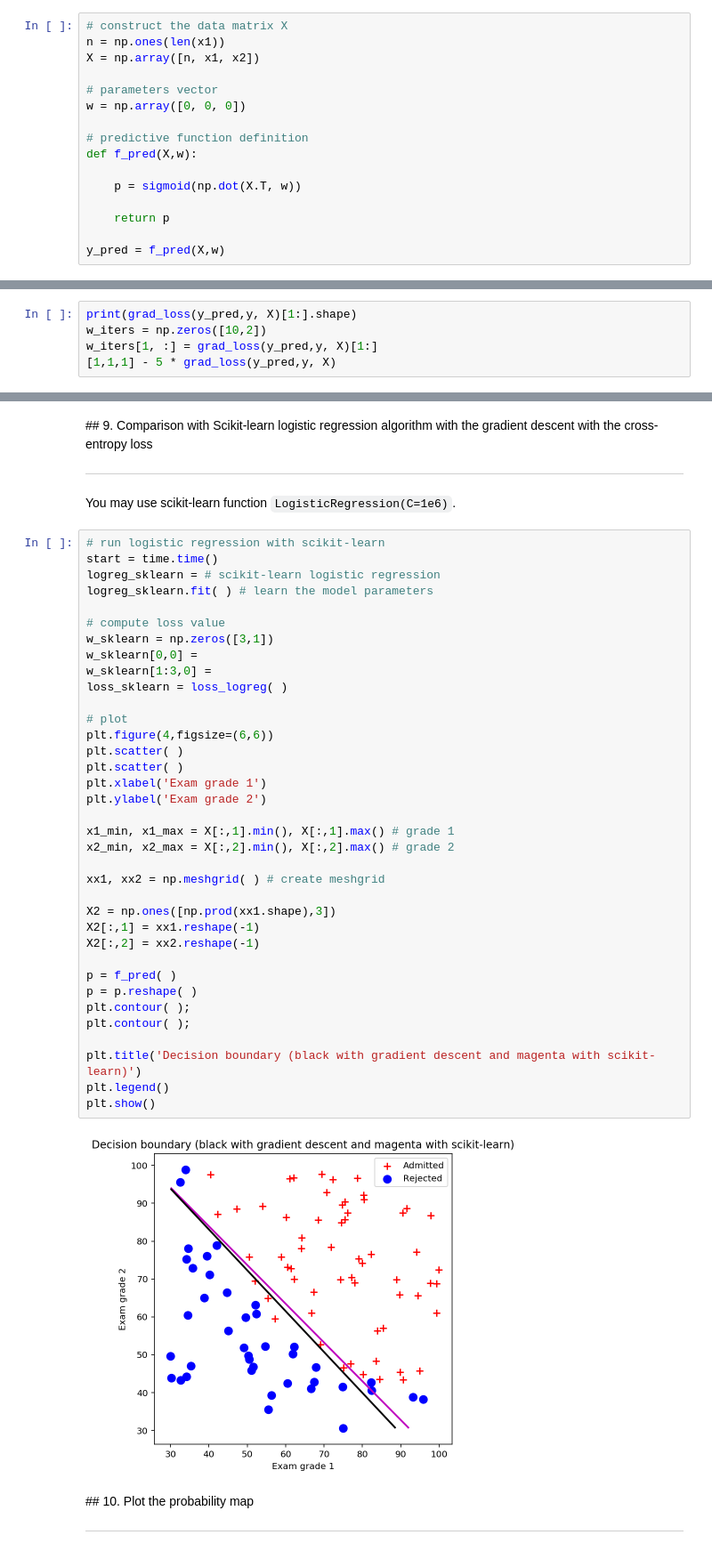
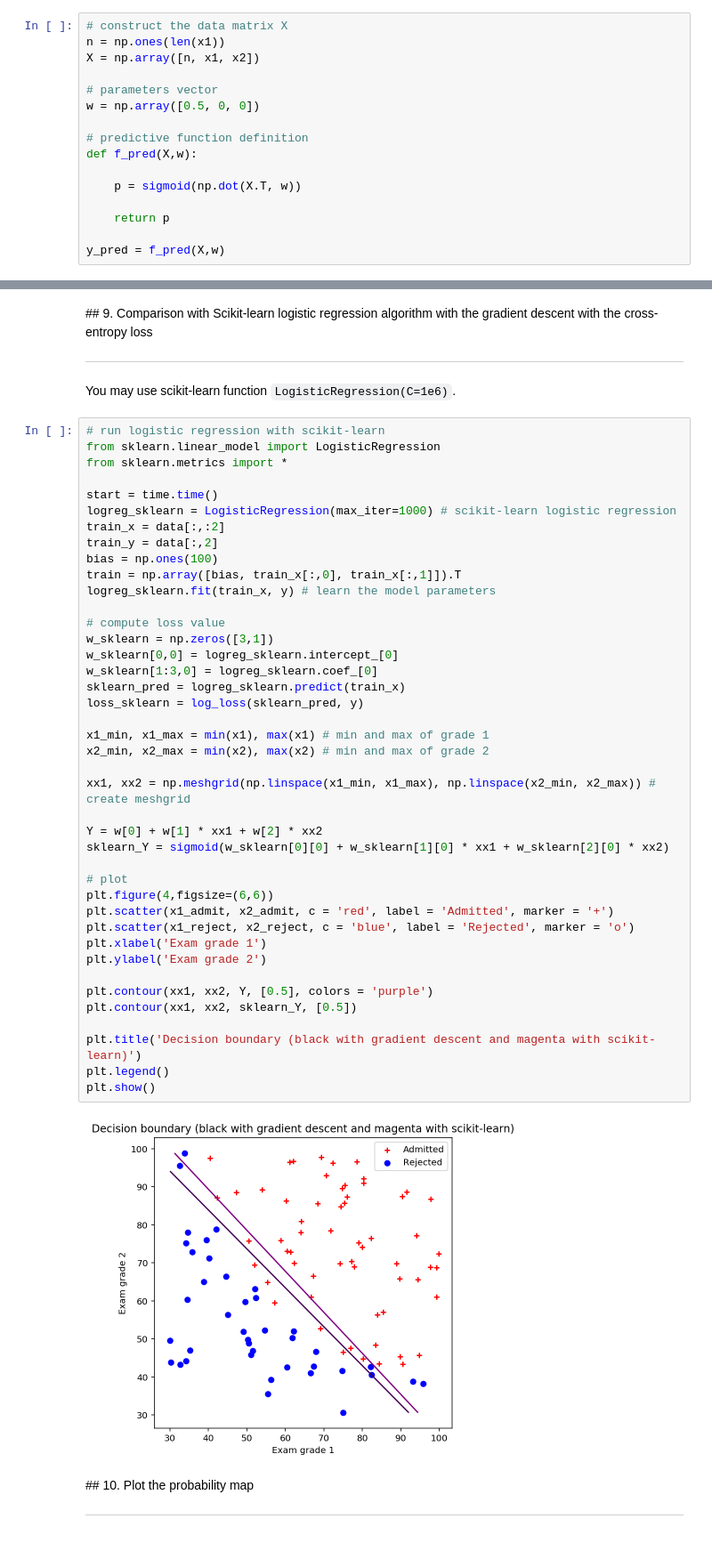
Before and after one commit to minjoong507/Machine-learning-project, a Jupyter notebook: 4week/notebook/assignment-04.ipynb, the cells around one changed output, grey strips where cells are left out. Shown at 89% size. Drawn from its saved outputs; the diff is of its cells as text.

Commit message:
sklearn 그래프 함께 출력

```diff
--- a/4week/notebook/assignment-04.ipynb
+++ b/4week/notebook/assignment-04.ipynb
@@ -156,7 +156,7 @@ n = np.ones(len(x1))
 X = np.array([n, x1, x2])
 
 # parameters vector
-w = np.array([0, 0, 0])
+w = np.array([0.5, 0, 0])
 
 # predictive function definition
 def f_pred(X,w):
@@ -293,8 +293,3 @@ w^{k+1} = w^{k} - \tau \frac{2}{n} X^T(p_w(x)-y)
 $$
 
 #### Plot the loss values $L(w^k)$ w.r.t. iteration $k$ the number of iterations for the both loss functions.
-# %%
-print(grad_loss(y_pred,y, X)[1:].shape)
-w_iters = np.zeros([10,2])
-w_iters[1, :] = grad_loss(y_pred,y, X)[1:]
-[1,1,1] - 5 * grad_loss(y_pred,y, X)
@@ -394,42 +363,47 @@ plt.show()
 You may use scikit-learn function `LogisticRegression(C=1e6)`.
 # %%
 # run logistic regression with scikit-learn
+from sklearn.linear_model import LogisticRegression
+from sklearn.metrics import *
+
 start = time.time()
-logreg_sklearn = # scikit-learn logistic regression
-logreg_sklearn.fit( ) # learn the model parameters
+logreg_sklearn = LogisticRegression(max_iter=1000) # scikit-learn logistic regression
+train_x = data[:,:2]
+train_y = data[:,2]
+bias = np.ones(100)
+train = np.array([bias, train_x[:,0], train_x[:,1]]).T
+logreg_sklearn.fit(train_x, y) # learn the model parameters
 
 # compute loss value
 w_sklearn = np.zeros([3,1])
-w_sklearn[0,0] =
-w_sklearn[1:3,0] =
-loss_sklearn = loss_logreg( )
+w_sklearn[0,0] = logreg_sklearn.intercept_[0]
+w_sklearn[1:3,0] = logreg_sklearn.coef_[0]
+sklearn_pred = logreg_sklearn.predict(train_x)
+loss_sklearn = log_loss(sklearn_pred, y)
+
+x1_min, x1_max = min(x1), max(x1) # min and max of grade 1
+x2_min, x2_max = min(x2), max(x2) # min and max of grade 2
+
+xx1, xx2 = np.meshgrid(np.linspace(x1_min, x1_max), np.linspace(x2_min, x2_max)) # create meshgrid
+
+Y = w[0] + w[1] * xx1 + w[2] * xx2
+sklearn_Y = sigmoid(w_sklearn[0][0] + w_sklearn[1][0] * xx1 + w_sklearn[2][0] * xx2)
 
 # plot
 plt.figure(4,figsize=(6,6))
-plt.scatter( )
-plt.scatter( )
+plt.scatter(x1_admit, x2_admit, c = 'red', label = 'Admitted', marker = '+')
+plt.scatter(x1_reject, x2_reject, c = 'blue', label = 'Rejected', marker = 'o')
 plt.xlabel('Exam grade 1')
 plt.ylabel('Exam grade 2')
 
-x1_min, x1_max = X[:,1].min(), X[:,1].max() # grade 1
-x2_min, x2_max = X[:,2].min(), X[:,2].max() # grade 2
-
-xx1, xx2 = np.meshgrid( ) # create meshgrid
-
-X2 = np.ones([np.prod(xx1.shape),3])
-X2[:,1] = xx1.reshape(-1)
-X2[:,2] = xx2.reshape(-1)
-
-p = f_pred( )
-p = p.reshape( )
-plt.contour( );
-plt.contour( );
+plt.contour(xx1, xx2, Y, [0.5], colors = 'purple')
+plt.contour(xx1, xx2, sklearn_Y, [0.5])
 
 plt.title('Decision boundary (black with gradient descent and magenta with scikit-learn)')
 plt.legend()
 plt.show()
 # %% [output]
-[figure, old version]
+[figure, new version]
 # %% [markdown]
 ## 10. Plot the probability map
 <hr>
```
Also changed, not shown: parts of 4 cells of this notebook.
